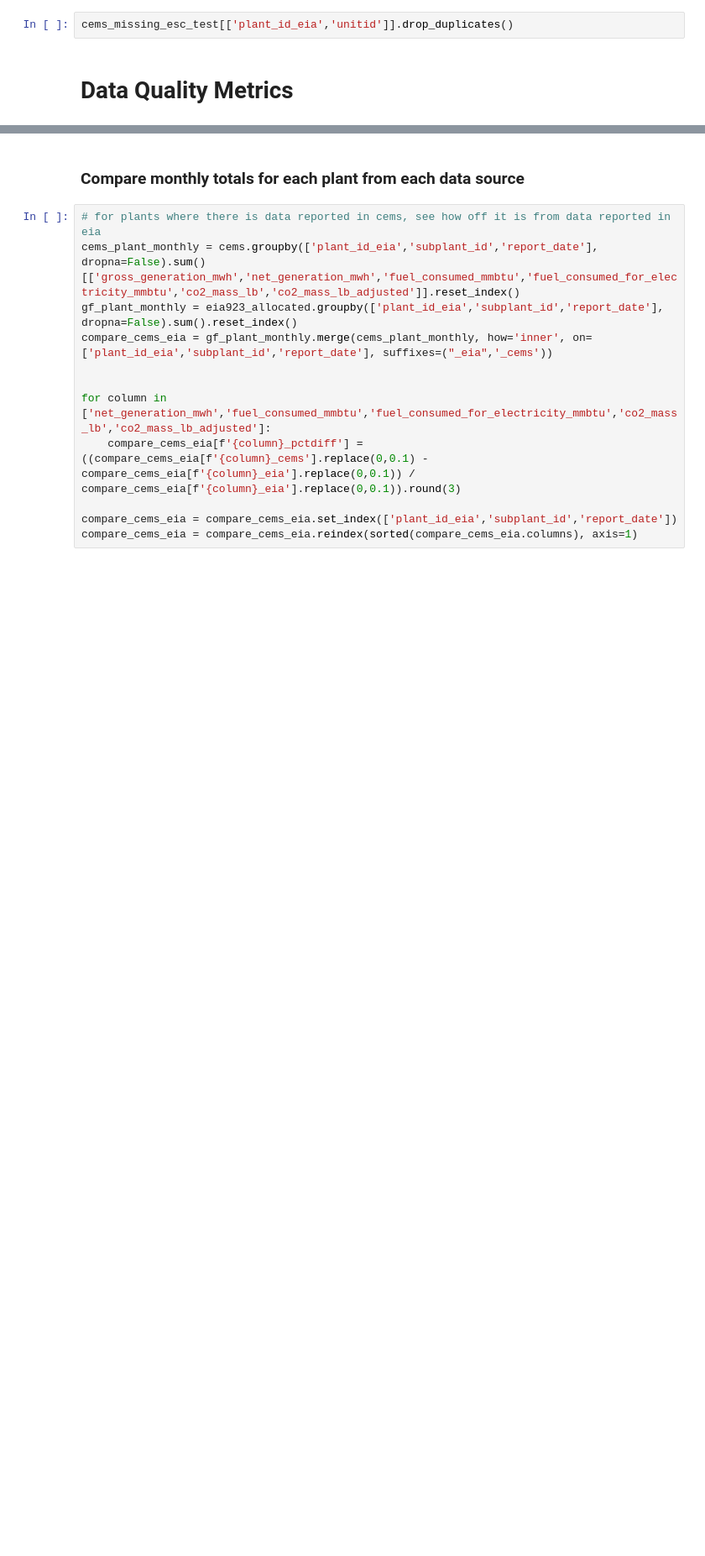
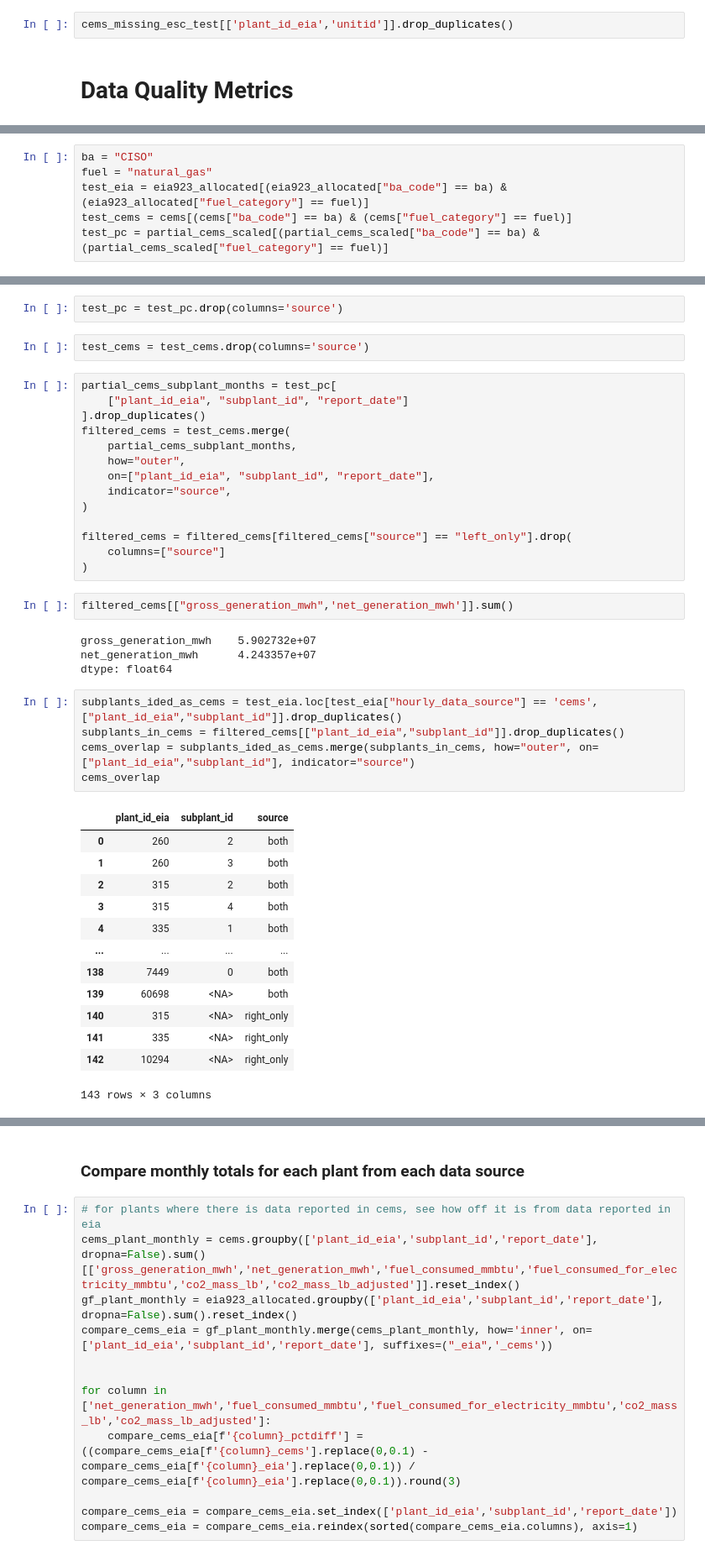
Before and after one commit to singularity-energy/open-grid-emissions, a Jupyter notebook: notebooks/data_validation.ipynb, the cells around one changed output, grey strips where cells are left out. Shown at 84% size. Drawn from its saved outputs; the diff is of its cells as text; blank space fills up the shorter version.

```diff
--- a/notebooks/data_validation.ipynb
+++ b/notebooks/data_validation.ipynb
@@ -98,0 +114,6 @@ cems_missing_esc_test[['plant_id_eia','unitid']].drop_duplicates()
+# %%
+ba = "CISO"
+fuel = "natural_gas"
+test_eia = eia923_allocated[(eia923_allocated["ba_code"] == ba) & (eia923_allocated["fuel_category"] == fuel)]
+test_cems = cems[(cems["ba_code"] == ba) & (cems["fuel_category"] == fuel)]
+test_pc = partial_cems_scaled[(partial_cems_scaled["ba_code"] == ba) & (partial_cems_scaled["fuel_category"] == fuel)]
@@ -98,0 +139,43 @@ cems_missing_esc_test[['plant_id_eia','unitid']].drop_duplicates()
+# %%
+test_pc = test_pc.drop(columns='source')
+# %%
+test_cems = test_cems.drop(columns='source')
+# %%
+partial_cems_subplant_months = test_pc[
+    ["plant_id_eia", "subplant_id", "report_date"]
+].drop_duplicates()
+filtered_cems = test_cems.merge(
+    partial_cems_subplant_months,
+    how="outer",
+    on=["plant_id_eia", "subplant_id", "report_date"],
+    indicator="source",
+)
+
+filtered_cems = filtered_cems[filtered_cems["source"] == "left_only"].drop(
+    columns=["source"]
+)
+# %%
+filtered_cems[["gross_generation_mwh",'net_generation_mwh']].sum()
+# %% [output]
+gross_generation_mwh    5.902732e+07
+net_generation_mwh      4.243357e+07
+dtype: float64
+# %%
+subplants_ided_as_cems = test_eia.loc[test_eia["hourly_data_source"] == 'cems', ["plant_id_eia","subplant_id"]].drop_duplicates()
+subplants_in_cems = filtered_cems[["plant_id_eia","subplant_id"]].drop_duplicates()
+cems_overlap = subplants_ided_as_cems.merge(subplants_in_cems, how="outer", on=["plant_id_eia","subplant_id"], indicator="source")
+cems_overlap
+# %% [output]
+|  | plant_id_eia | subplant_id | source |
+| 0 | 260 | 2 | both |
+| 1 | 260 | 3 | both |
+| 2 | 315 | 2 | both |
+| 3 | 315 | 4 | both |
+| 4 | 335 | 1 | both |
+| ... | ... | ... | ... |
+| 138 | 7449 | 0 | both |
+| 139 | 60698 | <NA> | both |
+| 140 | 315 | <NA> | right_only |
+| 141 | 335 | <NA> | right_only |
+| 142 | 10294 | <NA> | right_only |
+143 rows × 3 columns
```
Also changed, not shown: parts of 9 cells of this notebook, 8 other files.
